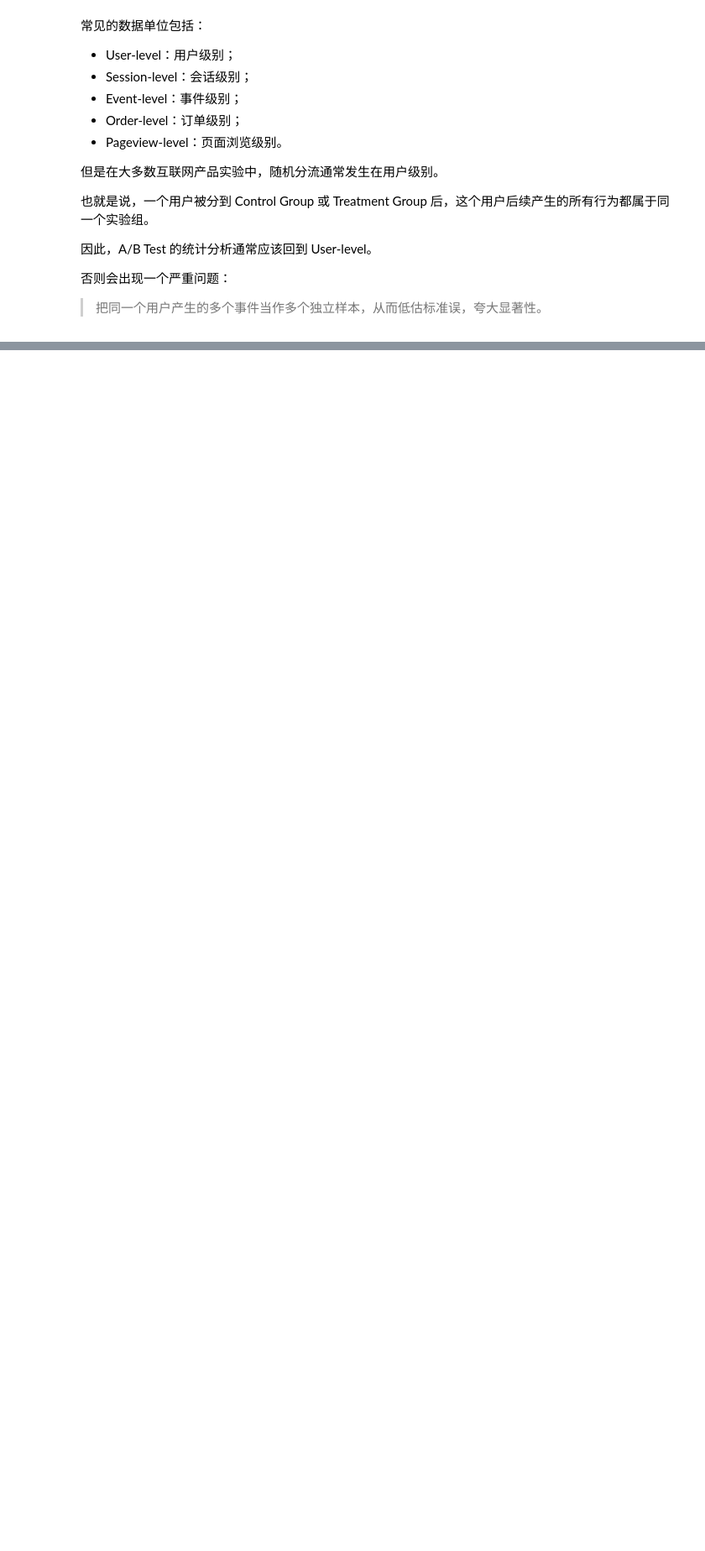
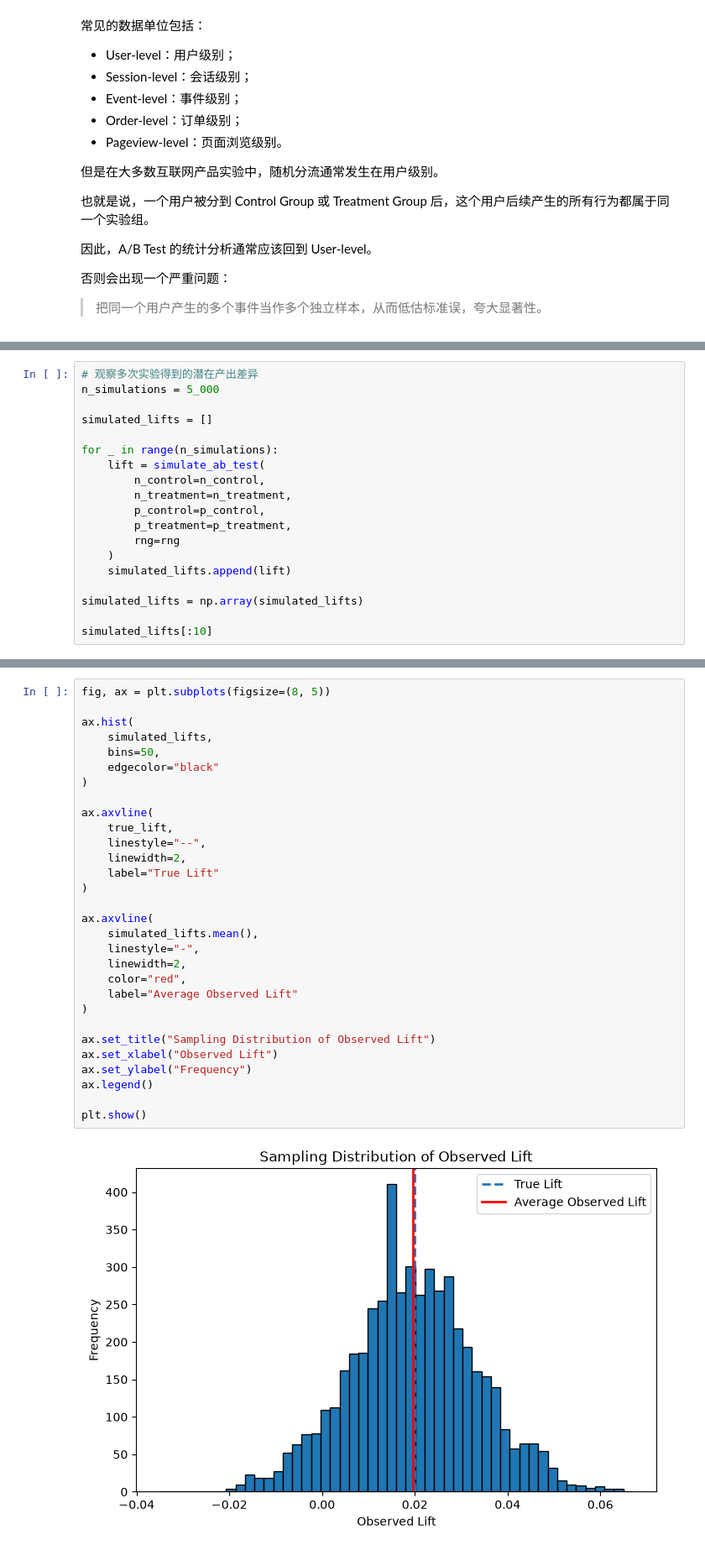
Before and after one commit to LizPink/AB-Testing, a Jupyter notebook: notebooks/01_ab_test_basic_concepts.ipynb, the cells around one changed output, grey strips where cells are left out. Shown at 84% size. Saved outputs shown, nothing was run; the diff lists cells and outputs as text; blank space fills up the shorter version.

```diff
--- a/notebooks/01_ab_test_basic_concepts.ipynb
+++ b/notebooks/01_ab_test_basic_concepts.ipynb
@@ -906,0 +1011,19 @@ A/B Test 中，一个非常容易被忽略的问题是：
+# %%
+# 观察多次实验得到的潜在产出差异
+n_simulations = 5_000
+
+simulated_lifts = []
+
+for _ in range(n_simulations):
+    lift = simulate_ab_test(
+        n_control=n_control,
+        n_treatment=n_treatment,
+        p_control=p_control,
+        p_treatment=p_treatment,
+        rng=rng
+    )
+    simulated_lifts.append(lift)
+
+simulated_lifts = np.array(simulated_lifts)
+
+simulated_lifts[:10]
@@ -906,0 +1060,32 @@ A/B Test 中，一个非常容易被忽略的问题是：
+# %%
+fig, ax = plt.subplots(figsize=(8, 5))
+
+ax.hist(
+    simulated_lifts,
+    bins=50,
+    edgecolor="black"
+)
+
+ax.axvline(
+    true_lift,
+    linestyle="--",
+    linewidth=2,
+    label="True Lift"
+)
+
+ax.axvline(
+    simulated_lifts.mean(),
+    linestyle="-",
+    linewidth=2,
+    color="red",
+    label="Average Observed Lift"
+)
+
+ax.set_title("Sampling Distribution of Observed Lift")
+ax.set_xlabel("Observed Lift")
+ax.set_ylabel("Frequency")
+ax.legend()
+
+plt.show()
+# %% [output]
+[figure, added]
```
Also changed, not shown: parts of 12 cells of this notebook.
